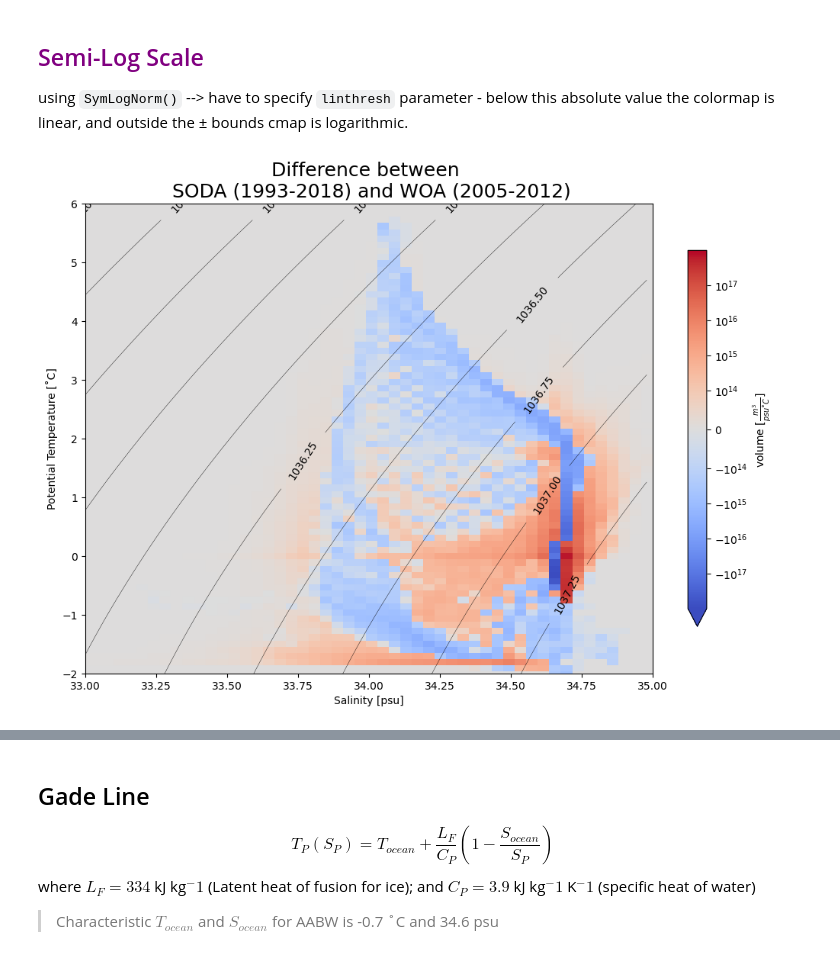
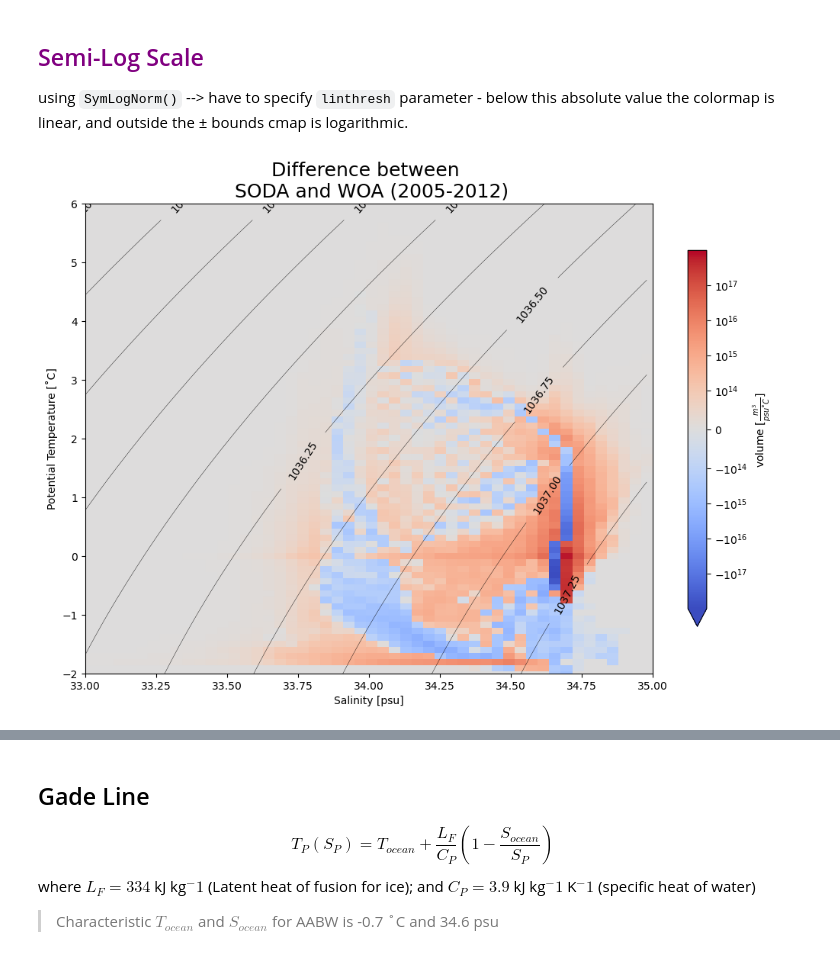
Before and after one commit to shanicetbailey/chapter1, a Jupyter notebook: SODA/5_model-validation-TS-plots.ipynb, the cells around one changed output, grey strips where cells are left out. Cells and saved outputs as stored; diff of their text form; code cells hidden in the pictures.

```diff
--- a/SODA/5_model-validation-TS-plots.ipynb
+++ b/SODA/5_model-validation-TS-plots.ipynb
@@ -240,6 +241,6 @@ plt.tight_layout();
 # %%
-diff_soda_woa8110 = soda - woa_8110
-diff_soda_woa8110
+diff_soda_woa0512 = soda - woa
+diff_soda_woa0512
 # %% [output]
 <xarray.DataArray (theta_bin: 99, salt_bin: 99)>
 array([[0., 0., 0., ..., 0., 0., 0.],
@@ -253,7 +254,7 @@ Coordinates:
   * theta_bin  (theta_bin) float64 -2.447 -2.341 -2.235 ... 7.735 7.841 7.947
   * salt_bin   (salt_bin) float64 31.02 31.06 31.1 31.14 ... 34.9 34.94 34.98
 # %%
-sigma2 = jmd95numba.rho(diff_soda_woa8110.salt_bin, diff_soda_woa8110.theta_bin, 2000.)
+sigma2 = jmd95numba.rho(diff_soda_woa0512.salt_bin, diff_soda_woa0512.theta_bin, 2000.)
 # %%
 sigma2
 # %% [output]
@@ -316,20 +317,20 @@ using `SymLogNorm()` --> have to specify `linthresh` parameter - below this abso
 # %%
 fig = plt.figure(figsize=(12,8))
 ax = fig.add_subplot(111)
 sigma_levs = np.arange(1032, 1037.5, 0.25)
 
 C = sigma2.T.plot.contour(colors='k', linewidths=0.3, levels=sigma_levs, ax=ax)
 plt.clabel(C)
-diff_soda_woa8110.plot(norm=SymLogNorm(linthresh=1e14), cmap='coolwarm', vmax=1e18,
+diff_soda_woa0512.plot(norm=SymLogNorm(linthresh=1e14), cmap='coolwarm', vmax=1e18,
                                                   cbar_kwargs={'shrink':0.8, 'label': r'volume [$\frac{m^3}{psu ˚C}$]'})
 
 ax.set_xlabel('Salinity [psu]')
 ax.set_ylabel('Potential Temperature [˚C]')
-ax.set_title('Difference between \n SODA (1993-2018) and WOA (2005-2012)', fontsize=18);
+ax.set_title('Difference between \n SODA and WOA (2005-2012)', fontsize=18);
 ax.set_xlim(33, 35)
 ax.set_ylim(-2, 6);
 # %% [output]
-[figure, old version]
+[figure, new version]
 # %%
 fig = plt.figure(figsize=(12,8))
 ax = fig.add_subplot(111)
```
Also changed, not shown: parts of 13 cells of this notebook.
